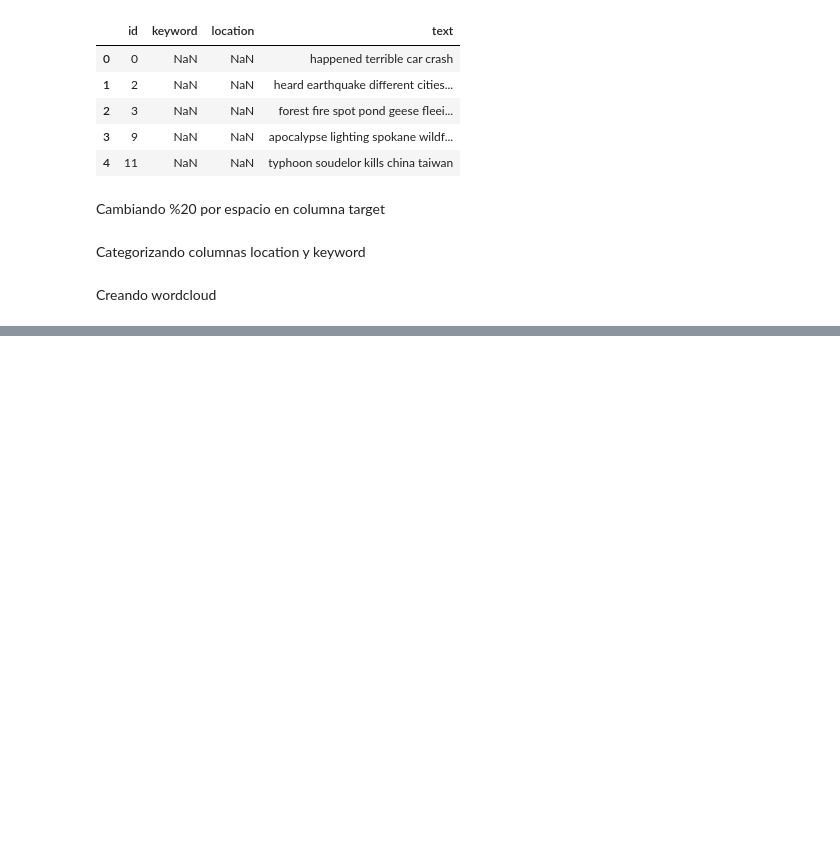
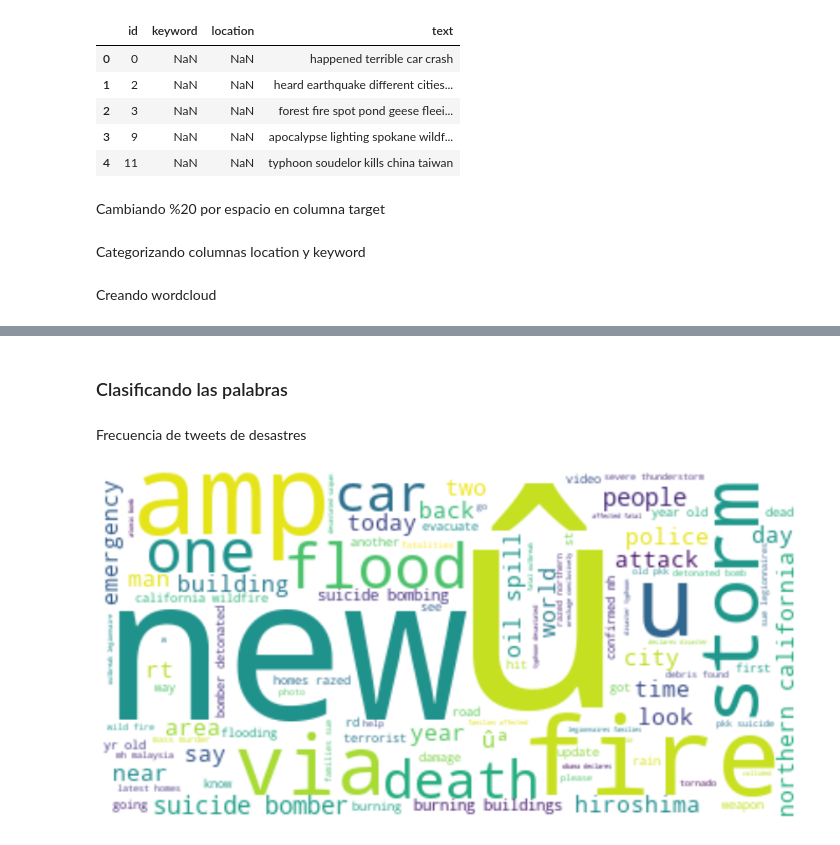
Before and after one commit to arr19422/Lab5-DS, a Jupyter notebook: lab5-analisis_de_sentimiento.ipynb, the cells around one changed output, grey strips where cells are left out. Drawn from its saved outputs; the diff is of its cells as text; code cells hidden in the pictures; blank space fills up the shorter version.

Commit message:
feat: wordclouds, bigramas y trigramas

```diff
--- a/lab5-analisis_de_sentimiento.ipynb
+++ b/lab5-analisis_de_sentimiento.ipynb
@@ -336,0 +339,20 @@ plt.show()
+# %% [markdown]
+### Clasificando las palabras
+# %% [markdown]
+Frecuencia de tweets de desastres
+# %%
+disaster_freq = train[train['target'] == 1]
+disaster_words = []
+for i in range(len(disaster_freq)):
+    text = disaster_freq.iloc[i]['text'].split()
+    for word in text:
+        disaster_words.append(word)
+
+keywords = " ".join(review for review in disaster_words)
+wordcloud = WordCloud(stopwords=stopwords, background_color="white").generate(keywords)
+plt.figure( figsize=(15,10))
+plt.imshow(wordcloud, interpolation='bilinear')
+plt.axis("off")
+plt.show()
+# %% [output]
+[figure, added]
```
Also changed, not shown: parts of 11 cells of this notebook.
